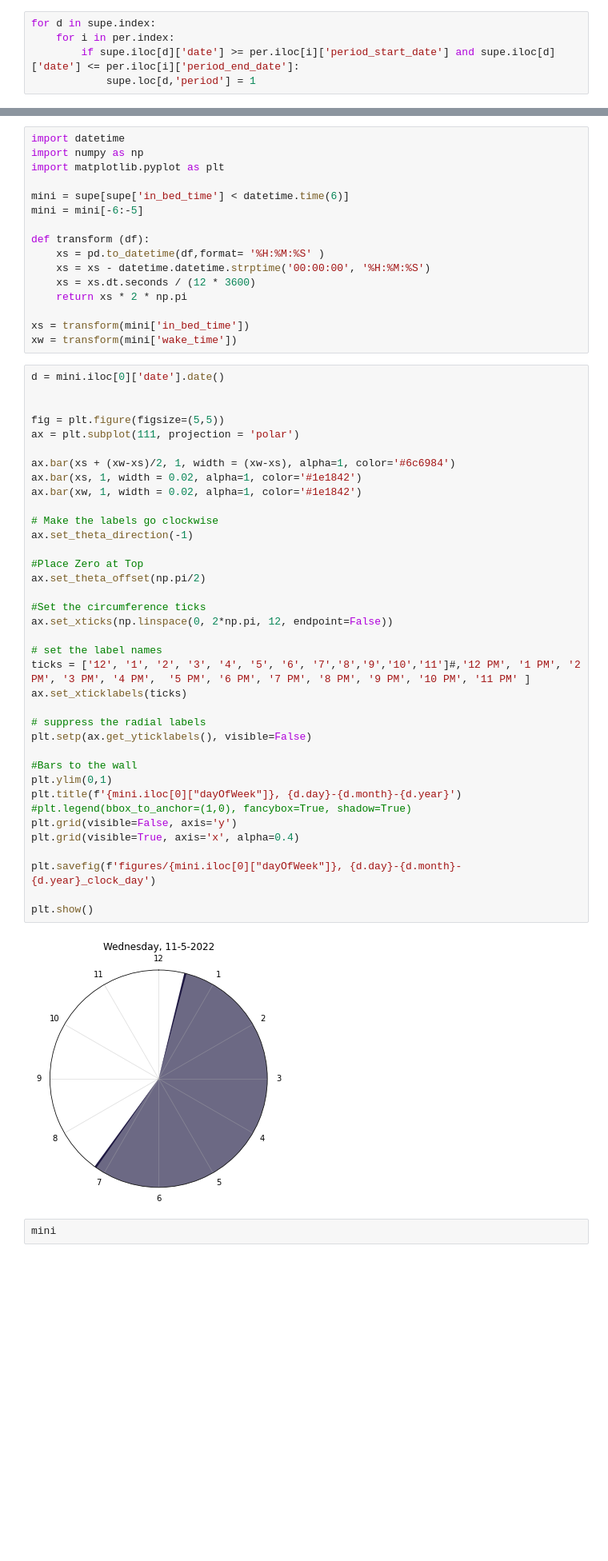
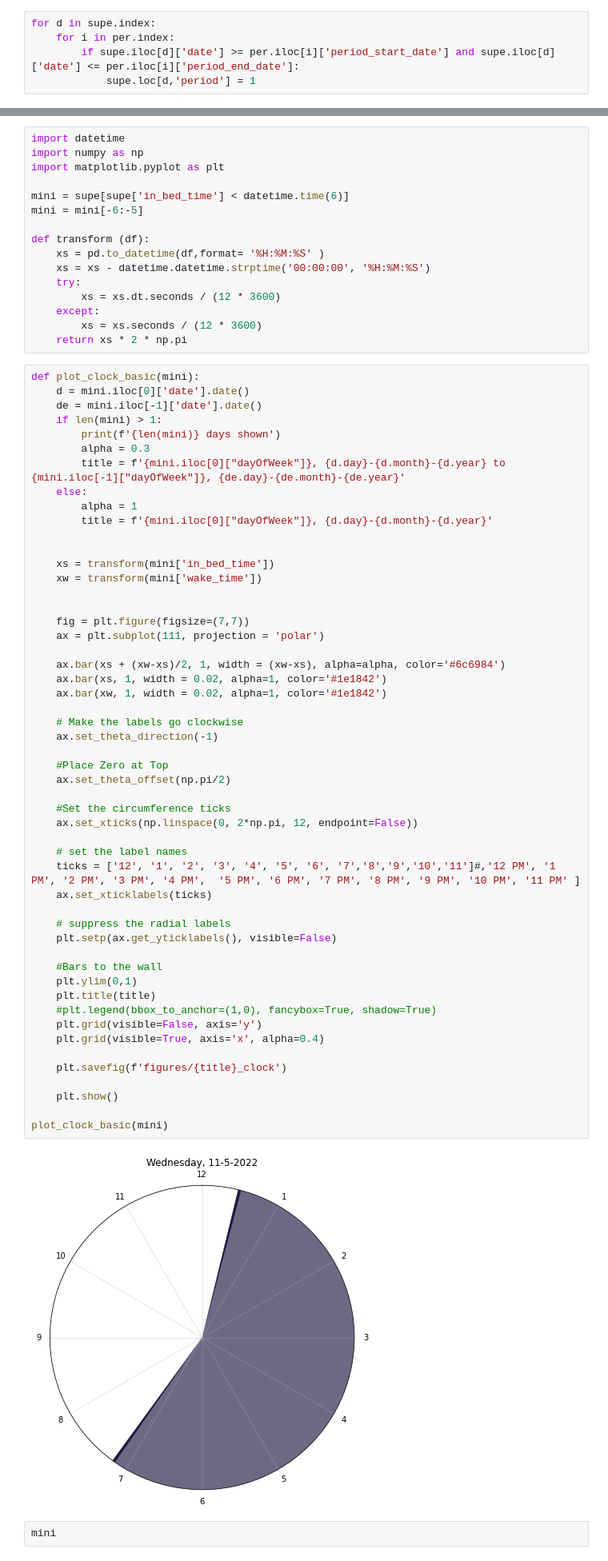
Before and after one commit to Xannadoo/DataVis_2022_project, a Jupyter notebook: Data Loading Cleaning Exploration.ipynb, the cells around one changed output, grey strips where cells are left out. Shown: that part at 80% size. Drawn from its saved outputs; the diff is of its cells as text; blank space fills up the shorter version.

```diff
--- a/Data Loading Cleaning Exploration.ipynb
+++ b/Data Loading Cleaning Exploration.ipynb
@@ -181,50 +181,65 @@ mini = mini[-6:-5]
 def transform (df):
     xs = pd.to_datetime(df,format= '%H:%M:%S' )
     xs = xs - datetime.datetime.strptime('00:00:00', '%H:%M:%S')
-    xs = xs.dt.seconds / (12 * 3600)
+    try:
+        xs = xs.dt.seconds / (12 * 3600)
+    except:
+        xs = xs.seconds / (12 * 3600)
     return xs * 2 * np.pi
-
-xs = transform(mini['in_bed_time'])
-xw = transform(mini['wake_time'])
 # %%
-d = mini.iloc[0]['date'].date()
+def plot_clock_basic(mini):
+    d = mini.iloc[0]['date'].date()
+    de = mini.iloc[-1]['date'].date()
+    if len(mini) > 1:
+        print(f'{len(mini)} days shown')
+        alpha = 0.3
+        title = f'{mini.iloc[0]["dayOfWeek"]}, {d.day}-{d.month}-{d.year} to {mini.iloc[-1]["dayOfWeek"]}, {de.day}-{de.month}-{de.year}'
+    else:
+        alpha = 1
+        title = f'{mini.iloc[0]["dayOfWeek"]}, {d.day}-{d.month}-{d.year}'
 
 
-fig = plt.figure(figsize=(5,5))
-ax = plt.subplot(111, projection = 'polar')
+    xs = transform(mini['in_bed_time'])
+    xw = transform(mini['wake_time'])
 
-ax.bar(xs + (xw-xs)/2, 1, width = (xw-xs), alpha=1, color='#6c6984')
-ax.bar(xs, 1, width = 0.02, alpha=1, color='#1e1842')
-ax.bar(xw, 1, width = 0.02, alpha=1, color='#1e1842')
 
-# Make the labels go clockwise
-ax.set_theta_direction(-1)
+    fig = plt.figure(figsize=(7,7))
+    ax = plt.subplot(111, projection = 'polar')
 
-#Place Zero at Top
-ax.set_theta_offset(np.pi/2)
+    ax.bar(xs + (xw-xs)/2, 1, width = (xw-xs), alpha=alpha, color='#6c6984')
+    ax.bar(xs, 1, width = 0.02, alpha=1, color='#1e1842')
+    ax.bar(xw, 1, width = 0.02, alpha=1, color='#1e1842')
 
-#Set the circumference ticks
-ax.set_xticks(np.linspace(0, 2*np.pi, 12, endpoint=False))
+    # Make the labels go clockwise
+    ax.set_theta_direction(-1)
 
-# set the label names
-ticks = ['12', '1', '2', '3', '4', '5', '6', '7','8','9','10','11']#,'12 PM', '1 PM', '2 PM', '3 PM', '4 PM',  '5 PM', '6 PM', '7 PM', '8 PM', '9 PM', '10 PM', '11 PM' ]
-ax.set_xticklabels(ticks)
+    #Place Zero at Top
+    ax.set_theta_offset(np.pi/2)
 
-# suppress the radial labels
-plt.setp(ax.get_yticklabels(), visible=False)
+    #Set the circumference ticks
+    ax.set_xticks(np.linspace(0, 2*np.pi, 12, endpoint=False))
 
-#Bars to the wall
-plt.ylim(0,1)
-plt.title(f'{mini.iloc[0]["dayOfWeek"]}, {d.day}-{d.month}-{d.year}')
-#plt.legend(bbox_to_anchor=(1,0), fancybox=True, shadow=True)
-plt.grid(visible=False, axis='y')
-plt.grid(visible=True, axis='x', alpha=0.4)
+    # set the label names
+    ticks = ['12', '1', '2', '3', '4', '5', '6', '7','8','9','10','11']#,'12 PM', '1 PM', '2 PM', '3 PM', '4 PM',  '5 PM', '6 PM', '7 PM', '8 PM', '9 PM', '10 PM', '11 PM' ]
+    ax.set_xticklabels(ticks)
 
-plt.savefig(f'figures/{mini.iloc[0]["dayOfWeek"]}, {d.day}-{d.month}-{d.year}_clock_day')
+    # suppress the radial labels
+    plt.setp(ax.get_yticklabels(), visible=False)
 
-plt.show()
+    #Bars to the wall
+    plt.ylim(0,1)
+    plt.title(title)
+    #plt.legend(bbox_to_anchor=(1,0), fancybox=True, shadow=True)
+    plt.grid(visible=False, axis='y')
+    plt.grid(visible=True, axis='x', alpha=0.4)
+
+    plt.savefig(f'figures/{title}_clock')
+
+    plt.show()
+
+plot_clock_basic(mini)
 # %% [output]
-[figure, old version]
+[figure, new version]
 # %%
 mini
 # %% [output]
```
Also changed, not shown: parts of 6 cells of this notebook, 8 other files.
